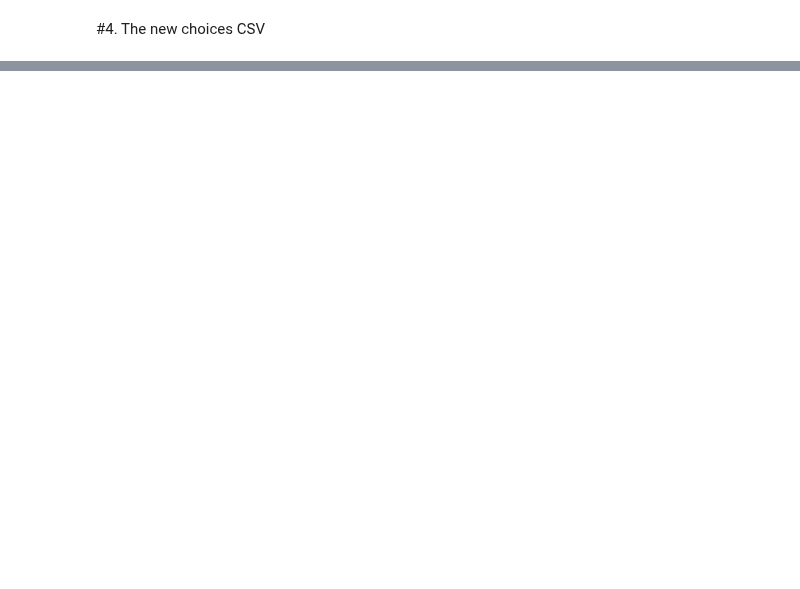
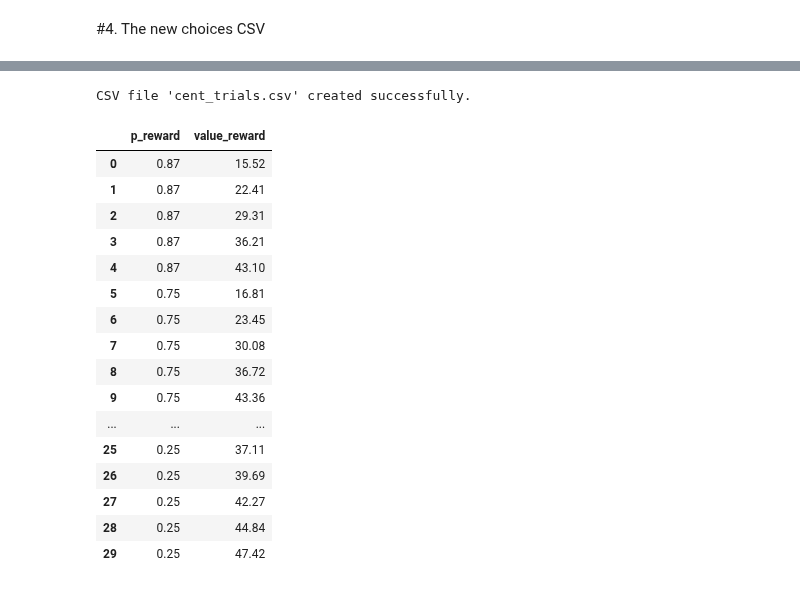
Before and after one commit to CDN-Lab/Adaptive_Choicesets, a Jupyter notebook: two-visit-trials.ipynb, the cells around one changed output, grey strips where cells are left out. Saved outputs shown, nothing was run; the diff lists cells and outputs as text; code cells hidden in the pictures; blank space fills up the shorter version.

```diff
--- a/two-visit-trials.ipynb
+++ b/two-visit-trials.ipynb
@@ -182,0 +207,20 @@ print(new_choicesP)
+# %%
+#Extreme Positive trials
+def pos_extreme():
+    extrpos = {}
+    for k, v in SE_trials.items():
+        v = float(v)
+        extrpos[k] = []
+
+        diff = 50 - v
+        step_amount = diff / 6  # Divide by 6 to get 5 values before 50, excluding the initial value
+        vstep = v + step_amount  # Start with the first step after the initial value
+        for x in range(5):
+            extrpos[k].append(round(vstep,2))
+            vstep += step_amount
+
+
+    return extrpos
+
+extrpos = pos_extreme()
+print('Trials in equal steps until reaching $0 \n', extrpos)
@@ -212,0 +313,33 @@ CSV file 'crdm_trials.csv' created successfully.
+# %%
+#For the extreme positvie trials
+# Convert the dictionary to a DataFrame
+df = pd.DataFrame(list(extrpos.items()), columns=['p_reward', 'value_reward'])
+df = df.explode('value_reward')
+ # Unpack the list in 'value_reward' column
+# Specify the filename for the new CSV file
+extrpos_trialsCSV = 'cent_trials.csv'
+
+# Save the DataFrame to a CSV file
+df.to_csv(extrpos_trialsCSV, index=False)
+
+print(f"CSV file '{extrpos_trialsCSV}' created successfully.")
+pd.read_csv(extrpos_trialsCSV)
+# %% [output]
+CSV file 'cent_trials.csv' created successfully.
+|  | p_reward | value_reward |
+| 0 | 0.87 | 15.52 |
+| 1 | 0.87 | 22.41 |
+| 2 | 0.87 | 29.31 |
+| 3 | 0.87 | 36.21 |
+| 4 | 0.87 | 43.10 |
+| 5 | 0.75 | 16.81 |
+| 6 | 0.75 | 23.45 |
+| 7 | 0.75 | 30.08 |
+| 8 | 0.75 | 36.72 |
+| 9 | 0.75 | 43.36 |
+| ... | ... | ... |
+| 25 | 0.25 | 37.11 |
+| 26 | 0.25 | 39.69 |
+| 27 | 0.25 | 42.27 |
+| 28 | 0.25 | 44.84 |
+| 29 | 0.25 | 47.42 |
```
Also changed, not shown: parts of 13 cells of this notebook.
